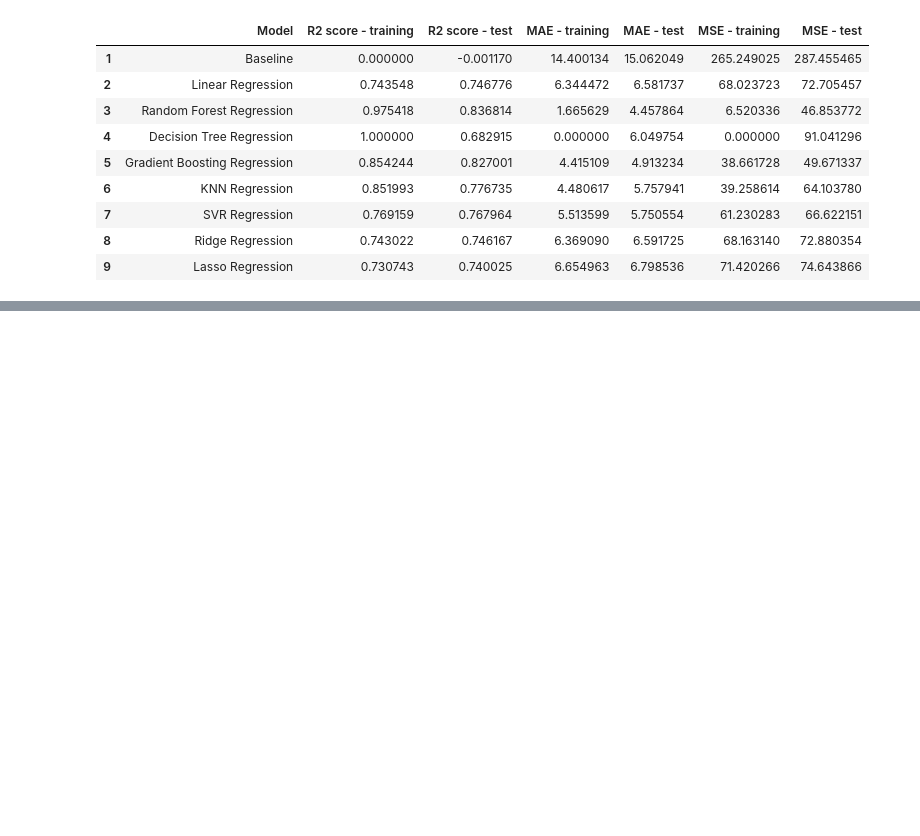
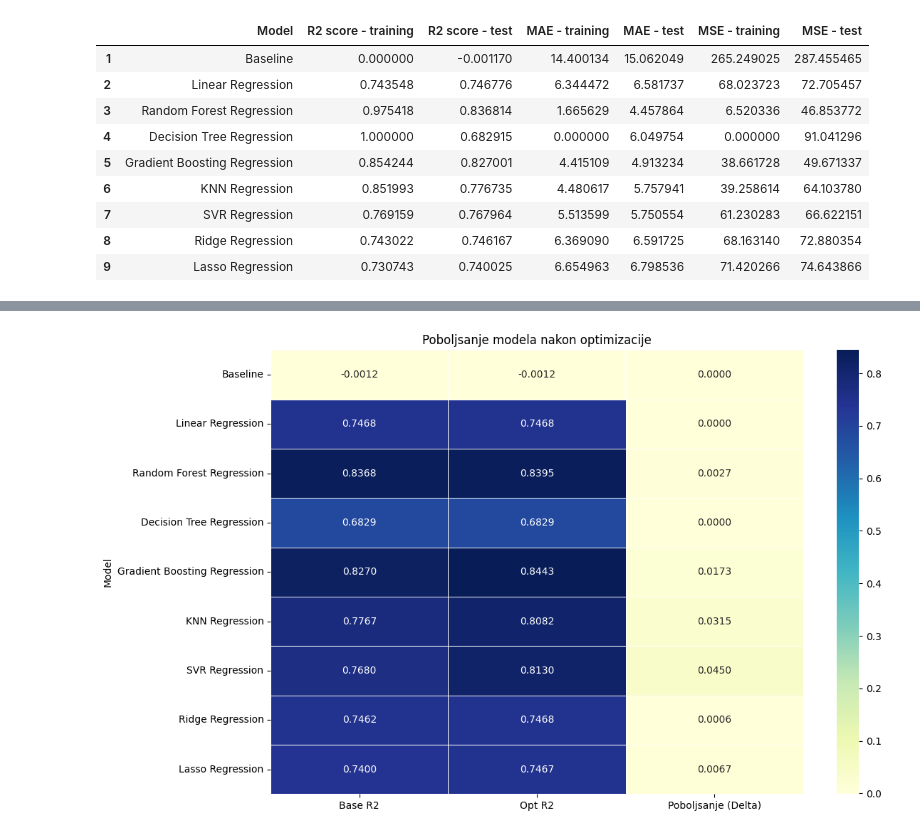
Before and after one commit to gavrilovicluka/machine-learning-projects, a Jupyter notebook: Projekat 1/Projekat1.ipynb, the cells around one changed output, grey strips where cells are left out. Saved outputs shown, nothing was run; the diff lists cells and outputs as text; code cells hidden in the pictures; blank space fills up the shorter version.

```diff
--- a/Projekat 1/Projekat1.ipynb
+++ b/Projekat 1/Projekat1.ipynb
@@ -1019,0 +1025,3 @@ results_scal
+# %%
+results_opt = pd.DataFrame(columns=["Model", "R2 score - training", "R2 score - test", "MAE - training", "MAE - test", "MSE - training", "MSE - test"])
+results_opt
@@ -1019,0 +1185,17 @@ results_scal
+# %%
+param_grid_lasso = {'alpha': [0.001, 0.01, 0.1, 1, 10, 100]}
+
+grid_lasso = GridSearchCV(Lasso(), param_grid_lasso, cv=5, scoring='r2', n_jobs=-1)
+grid_lasso.fit(X_train_scaled, y_train_scaled)
+
+best_lasso = grid_lasso.best_estimator_
+
+y_train_pred_lasso = best_lasso.predict(X_train_scaled)
+y_test_pred_lasso = best_lasso.predict(X_test_scaled)
+
+metrics_lasso_opt = evaluate(y_test_scaled, y_test_pred_lasso, y_train_scaled, y_train_pred_lasso)
+results_opt = add_metrics(results_opt, "Lasso Regression", metrics_lasso_opt)
+
+print(f"Najbolji parametri za Lasso Regression: {grid_lasso.best_params_}")
+
+results_opt
@@ -1019,0 +1217,27 @@ results_scal
+# %%
+df_final = results_scal[['Model', 'R2 score - test']].copy()
+df_final.rename(columns={'R2 score - test': 'Base R2'}, inplace=True)
+
+df_opt_subset = results_opt[['Model', 'R2 score - test']].copy()
+df_opt_subset.rename(columns={'R2 score - test': 'Opt R2'}, inplace=True)
+
+df_comp = pd.merge(df_final, df_opt_subset, on='Model', how='left')
+
+df_comp['Opt R2'] = df_comp['Opt R2'].fillna(df_comp['Base R2'])
+
+df_comp['Poboljsanje (Delta)'] = df_comp['Opt R2'] - df_comp['Base R2']
+
+df_comp.set_index('Model', inplace=True)
+
+plt.figure(figsize=(12, 7))
+sns.heatmap(df_comp[['Base R2', 'Opt R2', 'Poboljsanje (Delta)']],
+            annot=True,
+            fmt=".4f",
+            cmap="YlGnBu",
+            linewidths=.5)
+
+plt.title("Poboljsanje modela nakon optimizacije")
+plt.tight_layout()
+plt.show()
+# %% [output]
+[figure, added]
```
Also changed, not shown: parts of 16 cells of this notebook.
